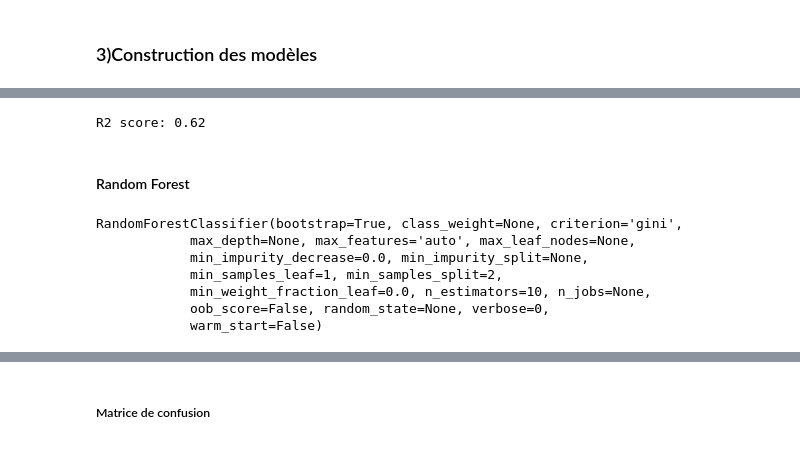
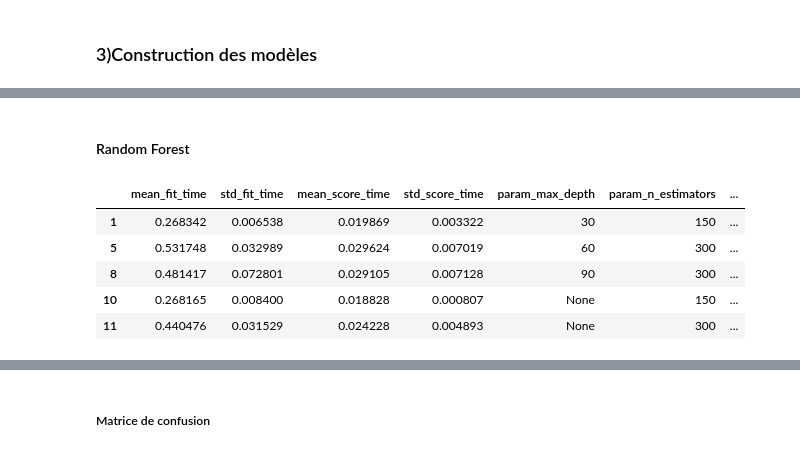
Before and after one commit to Adinalahoum/Data-Science-Project, a Jupyter notebook: 3)Price of car prediction/Projet_final.ipynb, the cells around one changed output, grey strips where cells are left out. Drawn from its saved outputs; the diff is of its cells as text; code cells hidden in the pictures.

```diff
--- a/3)Price of car prediction/Projet_final.ipynb
+++ b/3)Price of car prediction/Projet_final.ipynb
@@ -267,13 +224,3 @@ PV("cylindernumber").plot(kind="bar")
-# %%
-x5 =  pd.get_dummies(df["cylindernumber"])
-x5 = x5.drop(columns="eight")
-X_train, X_test, y_train, y_test = train_test_split(x5, y1, test_size = 0.20, random_state = 0)
-r = LinearRegression()
-r.fit(X_train, y_train)
-y_pred = r.predict(X_test)
-print('R2 score: %.2f' % r2_score(y_test,y_pred))
-# %% [output]
-R2 score: 0.62
 # %% [markdown]
 #### Random Forest
 # %%
@@ -281,17 +228,21 @@ df["cylindernumber"] = df["cylindernumber"].replace({"four":0,"five":1,"six":2,"
 df["aspiration"] = df["aspiration"].replace({"std":0,"turbo":1})
 df["drivewheel"] = df["drivewheel"].replace({"4wd":0,"rwd":1,"fwd":2},regex=True)
 feature_cols = ["cylindernumber","aspiration","drivewheel"]
-X = df[feature_cols]
-Y = df["price_categorie"]
-X_train, X_test, y_train, y_test = train_test_split(X, Y, test_size=0.3, random_state=1)
-clf=RandomForestClassifier(n_estimators=10)
-clf.fit(X_train,y_train)
-# %% [output]
-RandomForestClassifier(bootstrap=True, class_weight=None, criterion='gini',
-            max_depth=None, max_features='auto', max_leaf_nodes=None,
-            min_impurity_decrease=0.0, min_impurity_split=None,
-            min_samples_leaf=1, min_samples_split=2,
-            min_weight_fraction_leaf=0.0, n_estimators=10, n_jobs=None,
-            oob_score=False, random_state=None, verbose=0,
-            warm_start=False)
+# %%
+X = df[feature_cols]
+Y = df["price_categorie"]
+rf = RandomForestClassifier()
+param = {'n_estimators': [10, 150, 300],
+        'max_depth': [30, 60, 90, None]}
+
+gs = GridSearchCV(rf, param, cv=5, n_jobs=-1)
+gs_fit = gs.fit(X, Y)
+pd.DataFrame(gs_fit.cv_results_).sort_values('mean_test_score', ascending=False)[0:5]
+# %% [output]
+|  | mean_fit_time | std_fit_time | mean_score_time | std_score_time | param_max_depth | param_n_estimators | ... |
+| 1 | 0.268342 | 0.006538 | 0.019869 | 0.003322 | 30 | 150 | ... |
+| 5 | 0.531748 | 0.032989 | 0.029624 | 0.007019 | 60 | 300 | ... |
+| 8 | 0.481417 | 0.072801 | 0.029105 | 0.007128 | 90 | 300 | ... |
+| 10 | 0.268165 | 0.008400 | 0.018828 | 0.000807 | None | 150 | ... |
+| 11 | 0.440476 | 0.031529 | 0.024228 | 0.004893 | None | 300 | ... |
 # %% [markdown]
```
Also changed, not shown: parts of 30 cells of this notebook.
